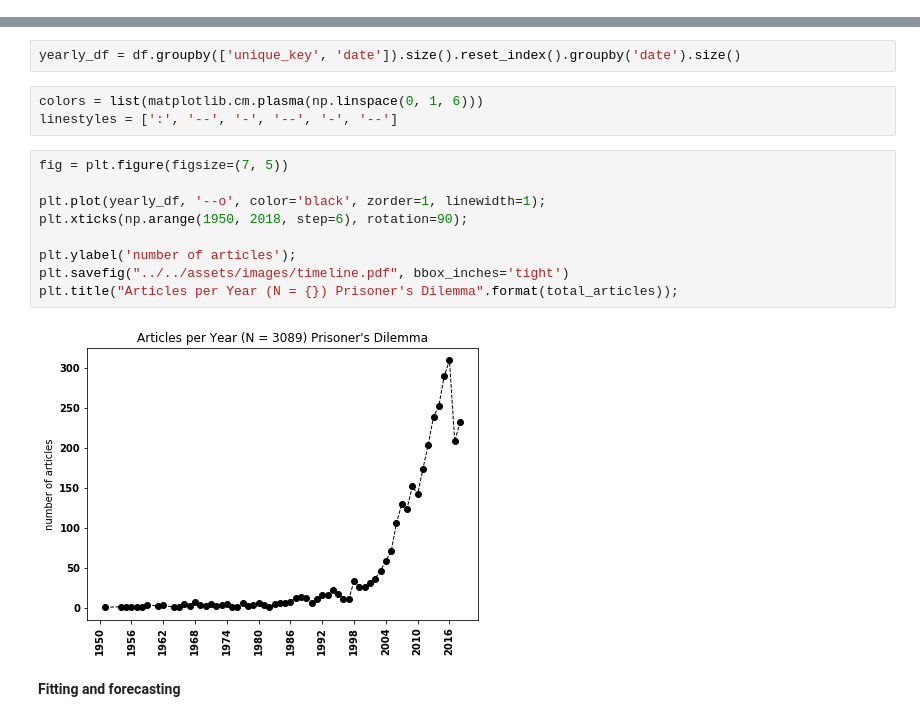
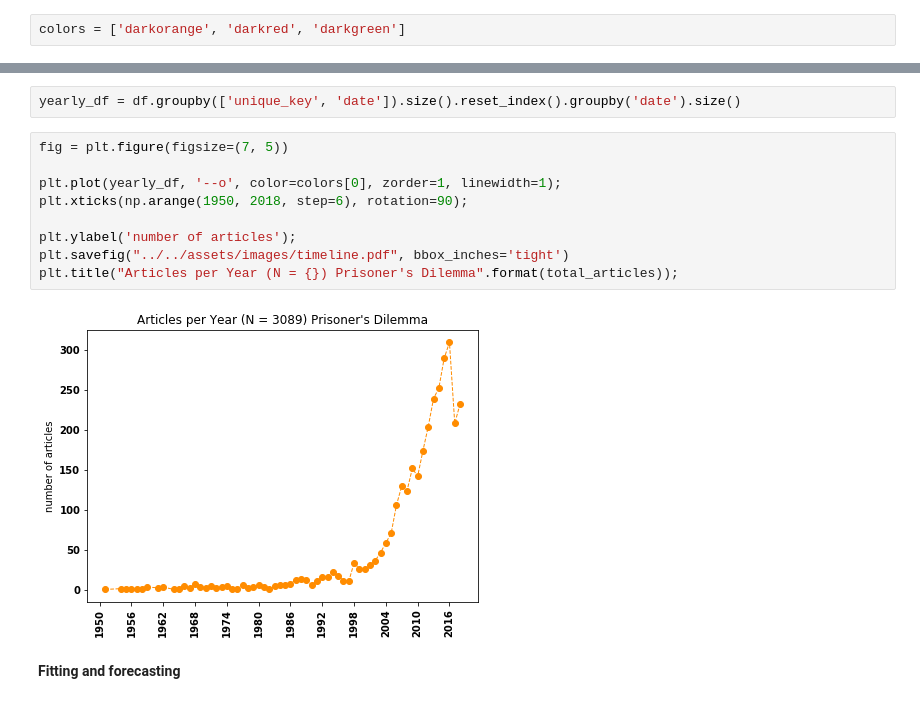
Before and after one commit to Nikoleta-v3/bibliometric-study-of-the-prisoners-dilemma, a Jupyter notebook: src/nbs/1. General & Temporal Analysis.ipynb, the cells around one changed output, grey strips where cells are left out. Drawn from its saved outputs; the diff is of its cells as text.

```diff
--- a/src/nbs/1. General & Temporal Analysis.ipynb
+++ b/src/nbs/1. General & Temporal Analysis.ipynb
@@ -74,24 +74,23 @@ write_to_file(metric=provenance_table.to_latex(), filename="provenance_table.tex
 # %% [markdown]
 Temporal Analysis
 -----------------
+# %%
+colors = ['darkorange', 'darkred', 'darkgreen']
 # %%
 yearly_provenance = df.groupby(['unique_key','provenance', 'date']).size().reset_index().groupby(['provenance', 'date']).size()
 # %%
 yearly_df = df.groupby(['unique_key', 'date']).size().reset_index().groupby('date').size()
-# %%
-colors = list(matplotlib.cm.plasma(np.linspace(0, 1, 6)))
-linestyles = [':', '--', '-', '--', '-', '--']
 # %%
 fig = plt.figure(figsize=(7, 5))
 
-plt.plot(yearly_df, '--o', color='black', zorder=1, linewidth=1);
+plt.plot(yearly_df, '--o', color=colors[0], zorder=1, linewidth=1);
 plt.xticks(np.arange(1950, 2018, step=6), rotation=90);
 
 plt.ylabel('number of articles');
 plt.savefig("../../assets/images/timeline.pdf", bbox_inches='tight')
 plt.title("Articles per Year (N = {}) Prisoner's Dilemma".format(total_articles));
 # %% [output]
-[figure, old version]
+[figure, new version]
 # %% [markdown]
 **Fitting and forecasting**
 # %%
```
Also changed, not shown: parts of 3 cells of this notebook, 12 other files.
